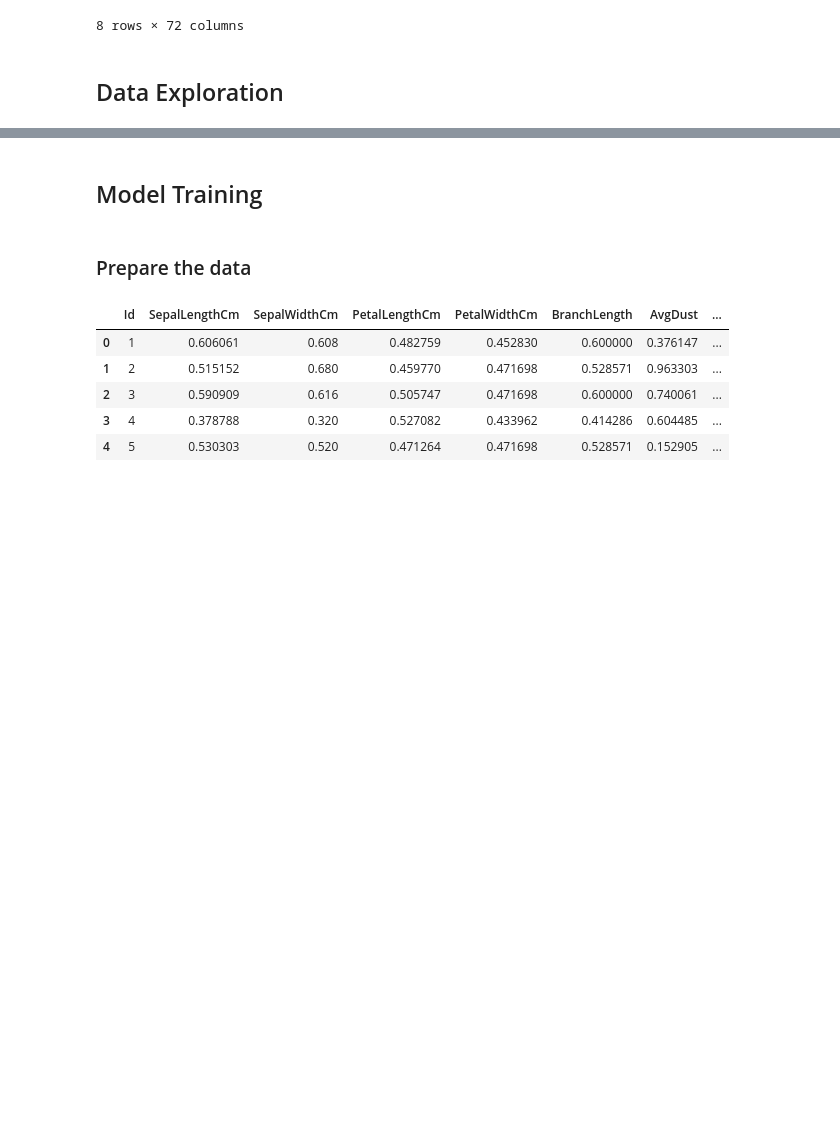
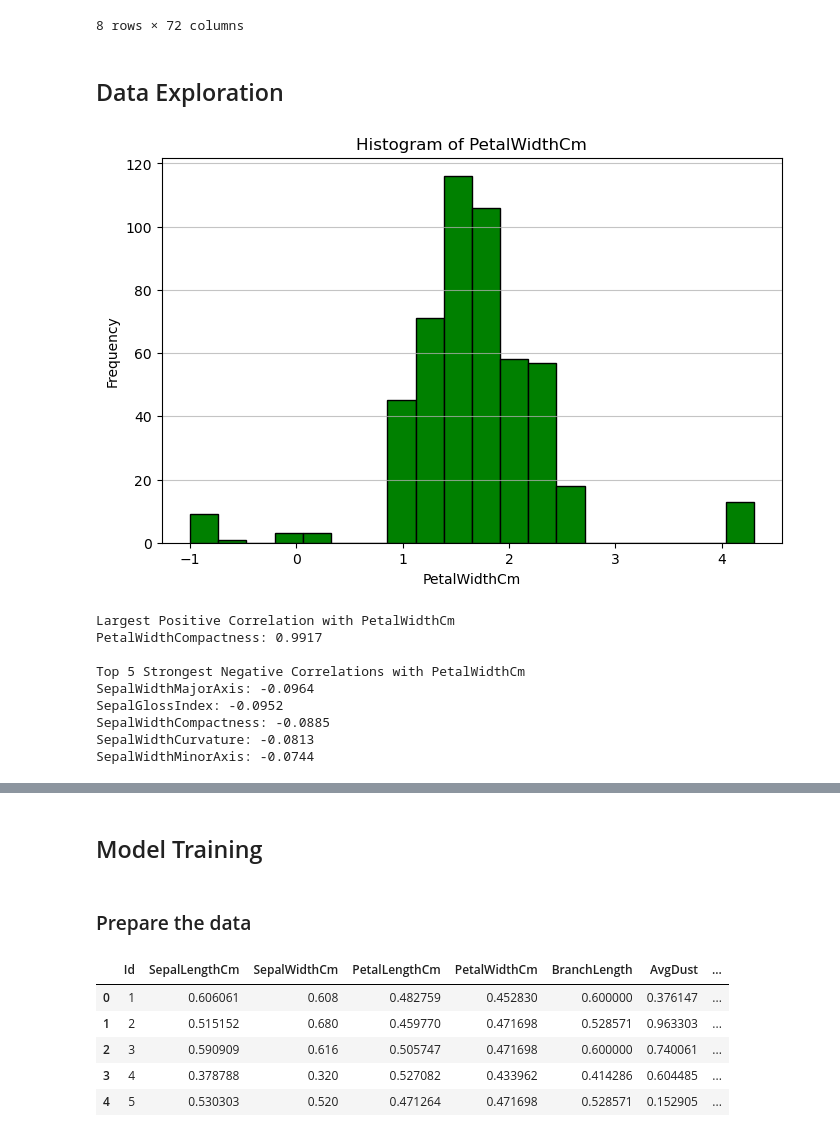
Before and after one commit to jspldrch/DataMining_Assignment1, a Jupyter notebook: Real_World_Classification.ipynb, the cells around one changed output, grey strips where cells are left out. Drawn from its saved outputs; the diff is of its cells as text; code cells hidden in the pictures; blank space fills up the shorter version.

```diff
--- a/Real_World_Classification.ipynb
+++ b/Real_World_Classification.ipynb
@@ -77,4 +113,47 @@ df.describe()
 # %%
 from sklearn.feature_selection import r_regression
 
 # TODO: Complete the 4. Data Exploration
+#4a histogram
+
+plt.figure(figsize=(8, 5))
+plt.hist(df['PetalWidthCm'], bins=20, color='green', edgecolor='black')
+plt.title('Histogram of PetalWidthCm')
+plt.xlabel('PetalWidthCm')
+plt.ylabel('Frequency')
+plt.grid(axis='y', alpha=0.75)
+plt.show()
+
+#4b
+#exclude variables PetalWidthCm, Species, and Id
+excluded_col = ['PetalWidthCm', 'Species', 'Id']
+candidate_col = [c for c in df.columns if c not in excluded_col]
+
+X_corr = df[candidate_col]
+y_corr = df['PetalWidthCm']
+
+# Compute Pearson correlation
+corr = r_regression(X_corr, y_corr)
+corr_series = pd.Series(corr, index=candidate_col).sort_values(ascending=False)
+
+# 4(b) - Feature with largest positive correlation
+highest_positive = corr_series.iloc[0]
+print("Largest Positive Correlation with PetalWidthCm")
+print(f"{corr_series.index[0]}: {highest_positive:.4f}")
+
+# 4(c) - Top 5 strongest negative correlations
+negative = corr_series.nsmallest(5)
+print("\nTop 5 Strongest Negative Correlations with PetalWidthCm")
+for feat, val in negative.items():
+    print(f"{feat}: {val:.4f}")
+# %% [output]
+[figure, added]
+Largest Positive Correlation with PetalWidthCm
+PetalWidthCompactness: 0.9917
+
+Top 5 Strongest Negative Correlations with PetalWidthCm
+SepalWidthMajorAxis: -0.0964
+SepalGlossIndex: -0.0952
+SepalWidthCompactness: -0.0885
+SepalWidthCurvature: -0.0813
+SepalWidthMinorAxis: -0.0744
```
Also changed, not shown: parts of 7 cells of this notebook, 1 other file.
